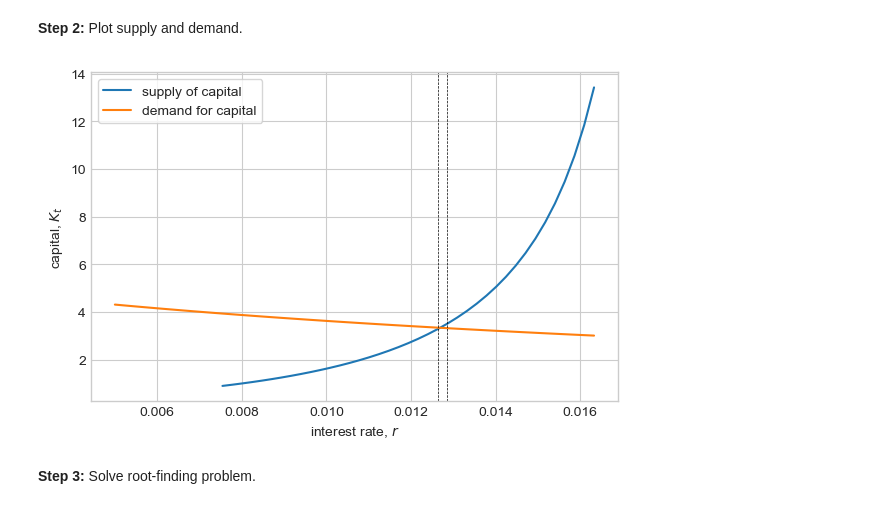
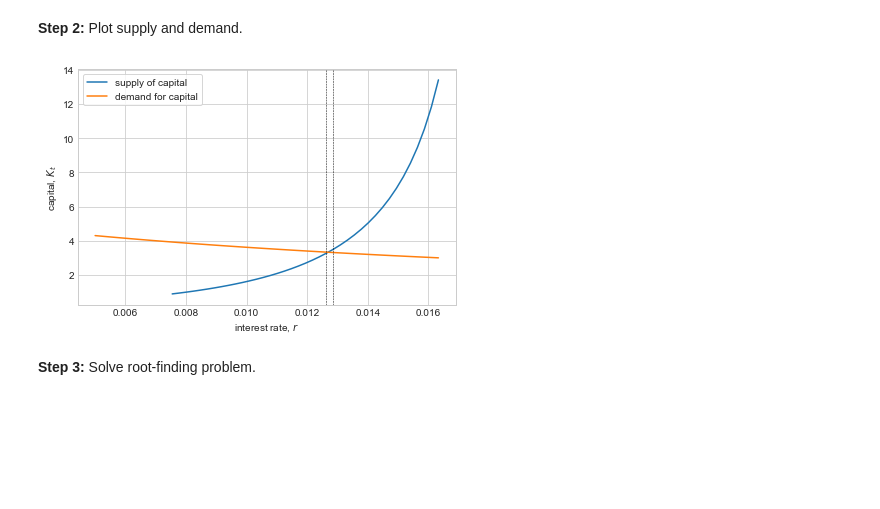
Before and after one commit to NumEconCopenhagen/ConsumptionSavingNotebooks, a Jupyter notebook: 00. DynamicProgramming/05. General Equilibrium.ipynb, the cells around one changed output. Drawn from its saved outputs; the diff is of its cells as text; code cells hidden in the pictures; blank space fills up the shorter version.

```diff
--- a/00. DynamicProgramming/05. General Equilibrium.ipynb
+++ b/00. DynamicProgramming/05. General Equilibrium.ipynb
@@ -97,8 +100,8 @@ if not LOAD:
     for i_r in range(Nr):
 
         # i. firm side
-        k = model.firm_demand(r_vec[i_r])
-        Kd[i_r] = k*1
+        k = model.firm_demand(r_vec[i_r],par.Z)
+        Kd[i_r] = k*1 # aggregate labor = 1.0
 
         # ii. household side
         success = model.solve_household_ss(r=r_vec[i_r])
@@ -122,24 +125,25 @@ if not LOAD:
 # %%
 if not LOAD:
 
     par = model.par
 
-    fig = plt.figure(figsize=(6,4),dpi=100)
+    fig = plt.figure(figsize=(6,4))
     ax = fig.add_subplot(1,1,1)
 
     ax.plot(r_vec,Ks,label='supply of capital')
     ax.plot(r_vec,Kd,label='demand for capital')
 
     ax.axvline(r_min,lw=0.5,ls='--',color='black')
     ax.axvline(r_max,lw=0.5,ls='--',color='black')
 
     ax.legend(frameon=True)
     ax.set_xlabel('interest rate, $r$')
     ax.set_ylabel('capital, $K_t$')
 
     fig.tight_layout()
+    fig.savefig('figs/stationary_equilibrium.pdf')
 # %% [output]
-[figure, old version]
+[figure, new version]
 # %% [markdown]
 **Step 3:** Solve root-finding problem.
 # %%
```
Also changed, not shown: parts of 42 cells of this notebook, 14 other files.
